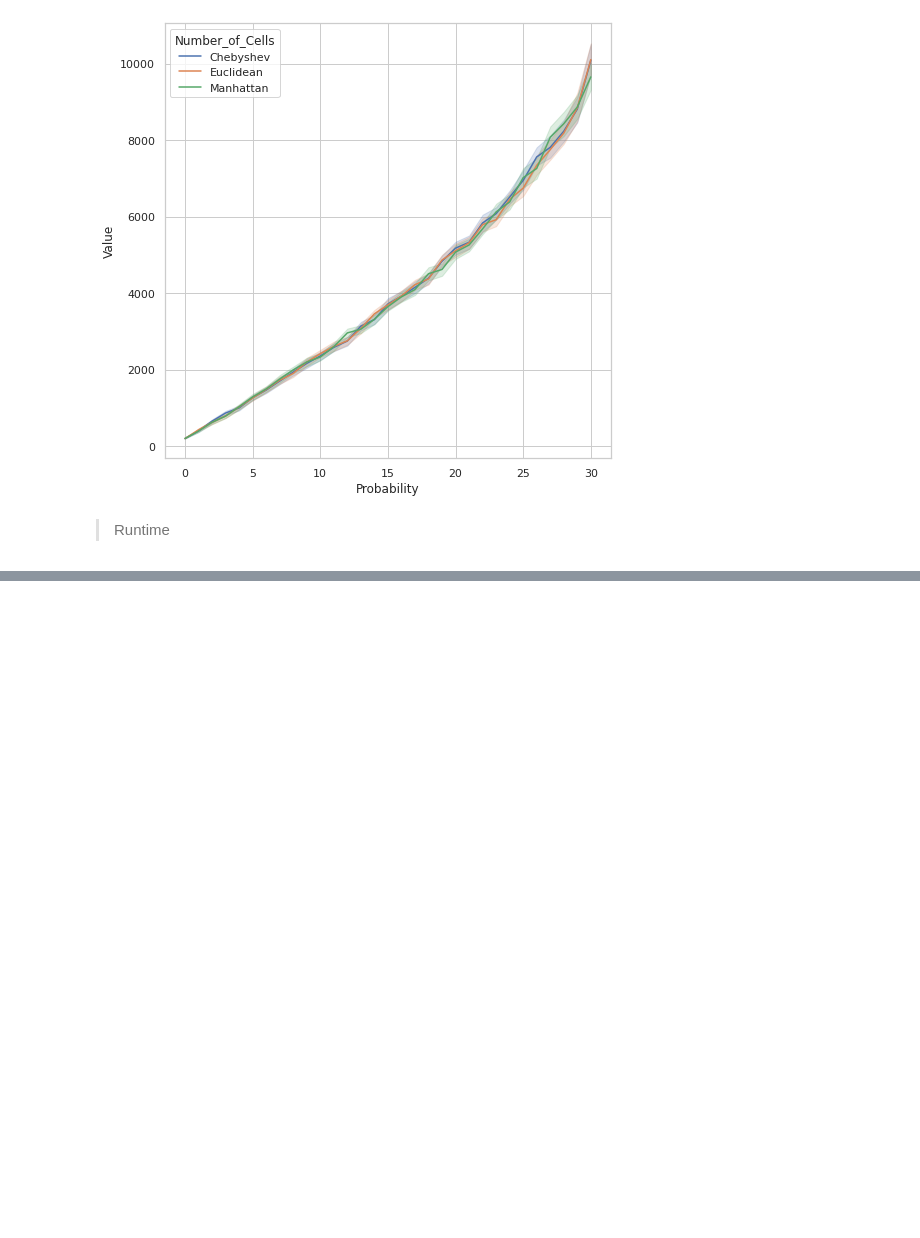
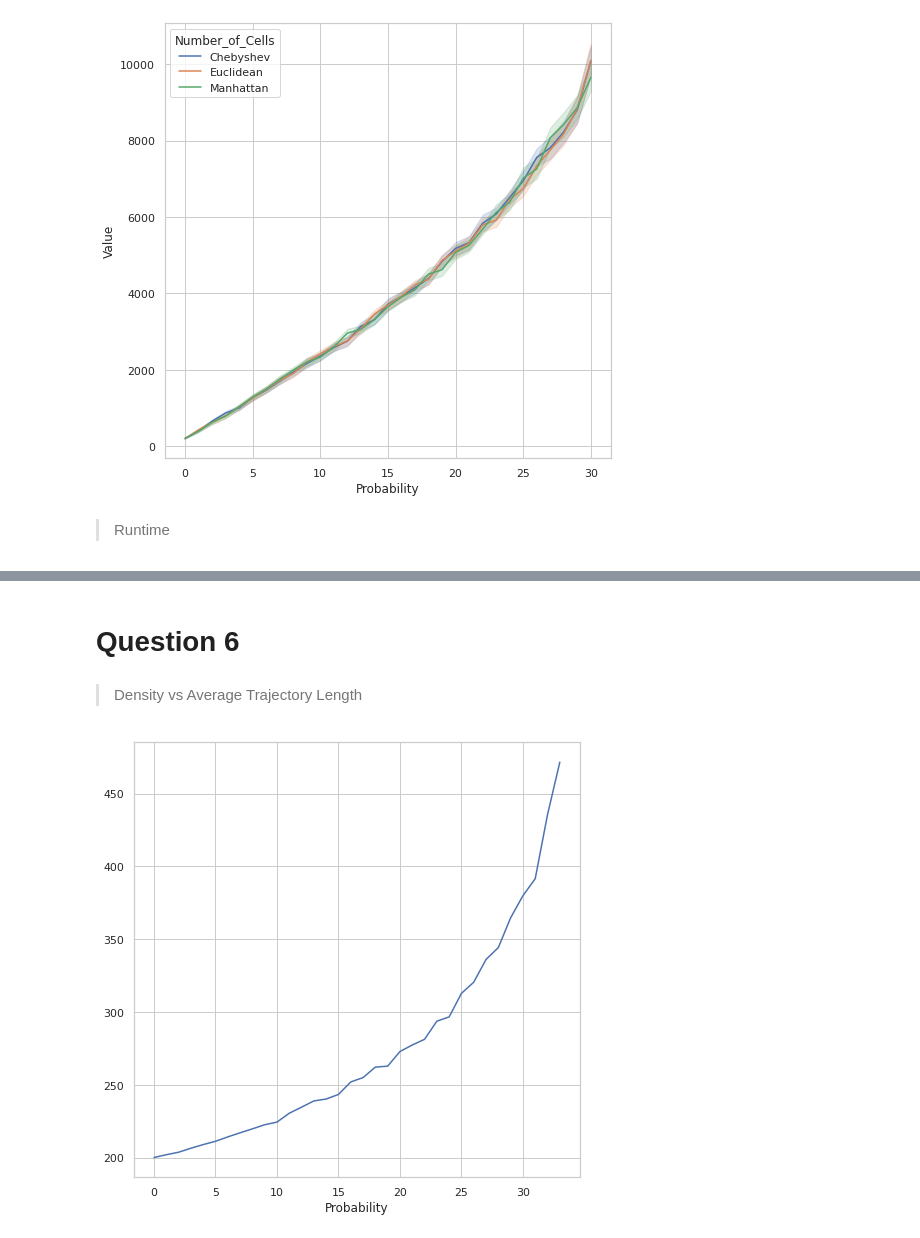
Before and after one commit to yuju1998/A-Search-520, a Jupyter notebook: Data/Plots-and-Analysis/Voyage_to_the_Unknown.ipynb, the cells around one changed output, grey strips where cells are left out. Saved outputs shown, nothing was run; the diff lists cells and outputs as text; code cells hidden in the pictures; blank space fills up the shorter version.

```diff
--- a/Data/Plots-and-Analysis/Voyage_to_the_Unknown.ipynb
+++ b/Data/Plots-and-Analysis/Voyage_to_the_Unknown.ipynb
@@ -74,0 +81,13 @@ q5_time_line = sns.lineplot(x=q5_time['Probability'], y=q5_time['Value'], hue=q5
+# %% [markdown]
+# Question 6
+# %%
+q6 = pd.read_csv(path + "/" + files[6])
+q6_dt = pd.concat([q6['Probability'], q6['Path Length (Repeated A*'].rename('Trajectory'), q6['Path Length (Discovered)'].rename('Discovered'), q6['Path Length (Complete)'].rename('Full'), q6['Number of Cells Processed'].rename("Number_of_Cells")], axis=1)
+# %% [markdown]
+> Density vs Average Trajectory Length
+# %%
+q6_1_mean = q6_dt.groupby(['Probability'])['Trajectory'].mean()
+plt.figure(figsize=(8, 8))
+q6_1_line = sns.lineplot(data=q6_1_mean, x='Probability', y=q6_1_mean.values)
+# %% [output]
+[figure, added]
```
Also changed, not shown: parts of 28 cells of this notebook.
